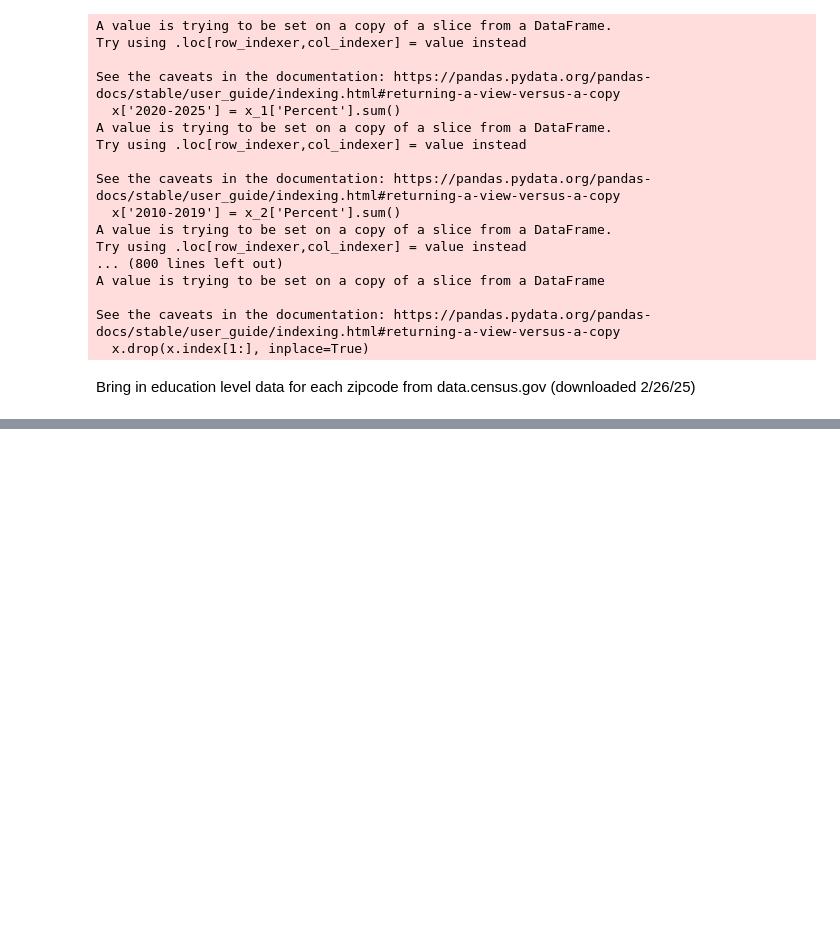
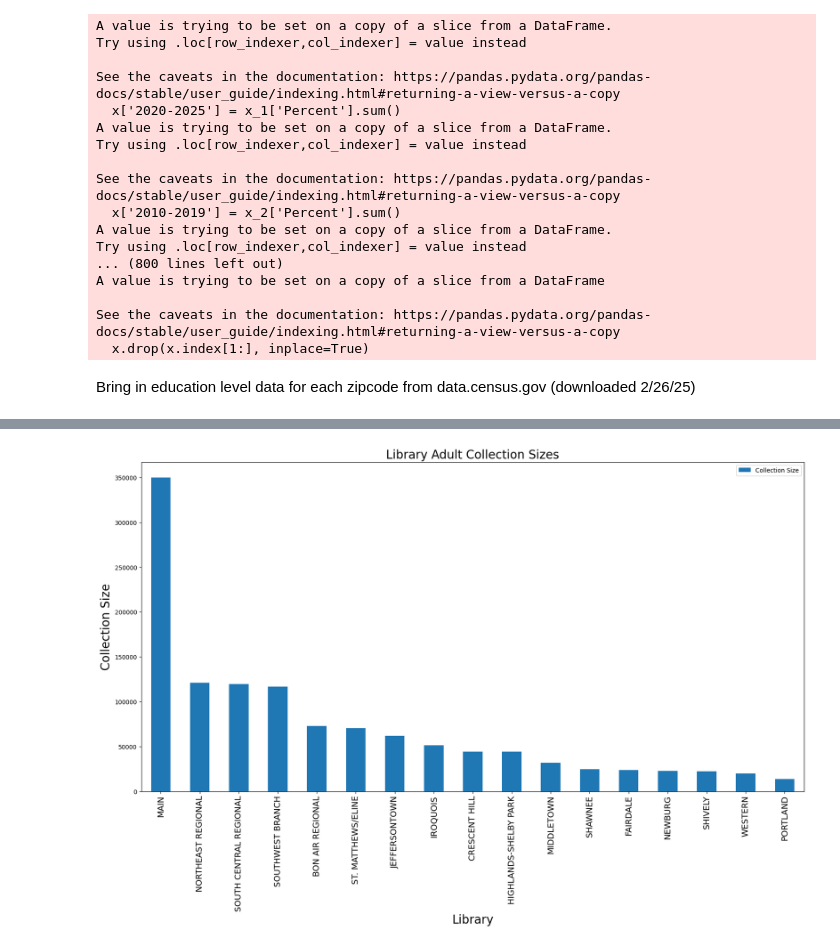
Before and after one commit to NicholasJCampbell/library_comparisons, a Jupyter notebook: library_newness.ipynb, the cells around one changed output, grey strips where cells are left out. Drawn from its saved outputs; the diff is of its cells as text; code cells hidden in the pictures; blank space fills up the shorter version.

```diff
--- a/library_newness.ipynb
+++ b/library_newness.ipynb
@@ -971,0 +934,35 @@ ed_and_new
+# %%
+data = {'NORTHEAST REGIONAL': [(librarysortedadult['ItemLocation'] == 'NORTHEAST REGIONAL').sum()],
+        'SOUTH CENTRAL REGIONAL': [(librarysortedadult['ItemLocation'] == 'SOUTH CENTRAL REGIONAL').sum()],
+        'SOUTHWEST BRANCH': [(librarysortedadult['ItemLocation'] == 'SOUTHWEST BRANCH').sum()],
+        'MAIN': [(librarysortedadult['ItemLocation'] == 'MAIN').sum()],
+        'PORTLAND': [(librarysortedadult['ItemLocation'] == 'PORTLAND').sum()],
+        'IROQUOIS': [(librarysortedadult['ItemLocation'] == 'IROQUOIS').sum()],
+        'HIGHLANDS-SHELBY PARK': [(librarysortedadult['ItemLocation'] == 'HIGHLANDS-SHELBY PARK').sum()],
+        'BON AIR REGIONAL': [(librarysortedadult['ItemLocation'] == 'BON AIR REGIONAL').sum()],
+        'ST. MATTHEWS/ELINE': [(librarysortedadult['ItemLocation'] == 'ST. MATTHEWS/ELINE').sum()],
+        'WESTERN': [(librarysortedadult['ItemLocation'] == 'WESTERN').sum()],
+        'SHAWNEE': [(librarysortedadult['ItemLocation'] == 'SHAWNEE').sum()],
+        'CRESCENT HILL': [(librarysortedadult['ItemLocation'] == 'CRESCENT HILL').sum()],
+        'JEFFERSONTOWN': [(librarysortedadult['ItemLocation'] == 'JEFFERSONTOWN').sum()],
+        'FAIRDALE': [(librarysortedadult['ItemLocation'] == 'FAIRDALE').sum()],
+        'MIDDLETOWN': [(librarysortedadult['ItemLocation'] == 'MIDDLETOWN').sum()],
+        'NEWBURG': [(librarysortedadult['ItemLocation'] == 'NEWBURG').sum()],
+        'SHIVELY': [(librarysortedadult['ItemLocation'] == 'SHIVELY').sum()]}
+collectiontotal = pd.DataFrame(data)
+collection2 = collectiontotal.unstack()
+collection2 = collection2.droplevel(level=1)
+coll3 = collection2.to_frame()
+coll3.columns = ['Collection Size']
+coll4 = coll3.sort_values('Collection Size', ascending=False)
+# %%
+
+coll4.plot(kind="bar", figsize=(20, 10))
+plt.legend(bbox_to_anchor=(1.0, 1.0))
+plt.xlabel('Library', size = 20)
+plt.ylabel('Collection Size', size = 20)
+plt.xticks(size = 14)
+plt.title('Library Adult Collection Sizes', size = 20)
+plt.show()
+# %% [output]
+[figure, added]
```
Also changed, not shown: parts of 6 cells of this notebook, 1 other file.
